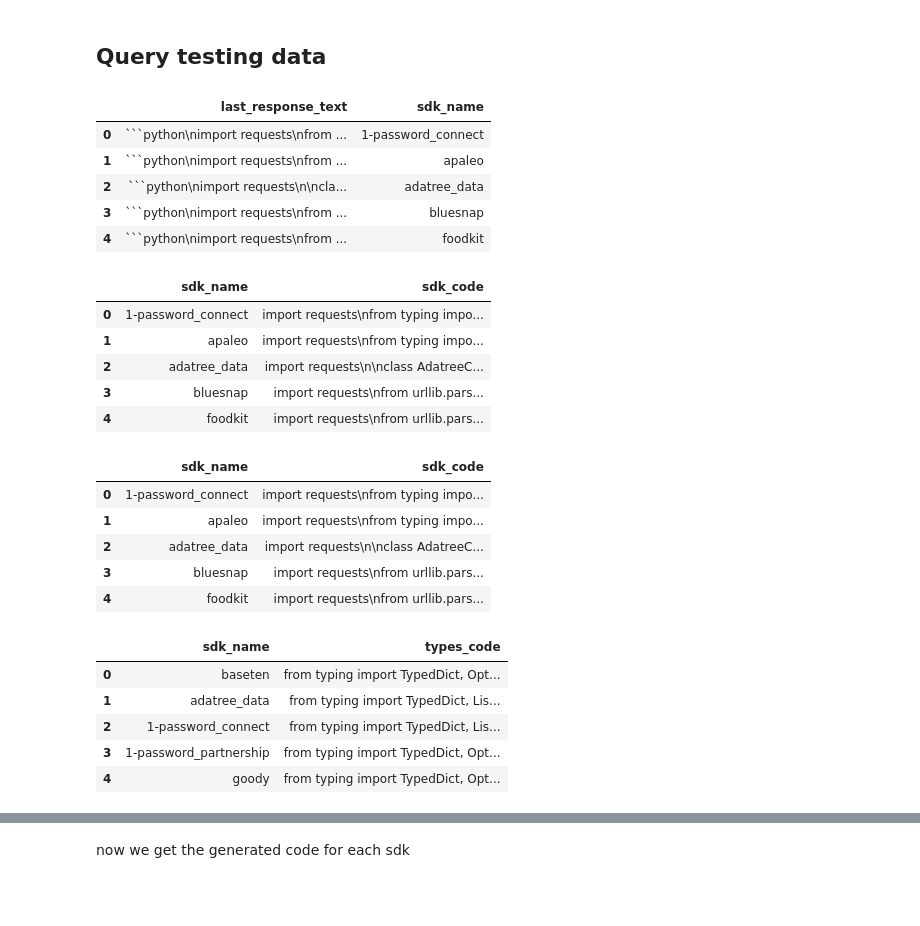
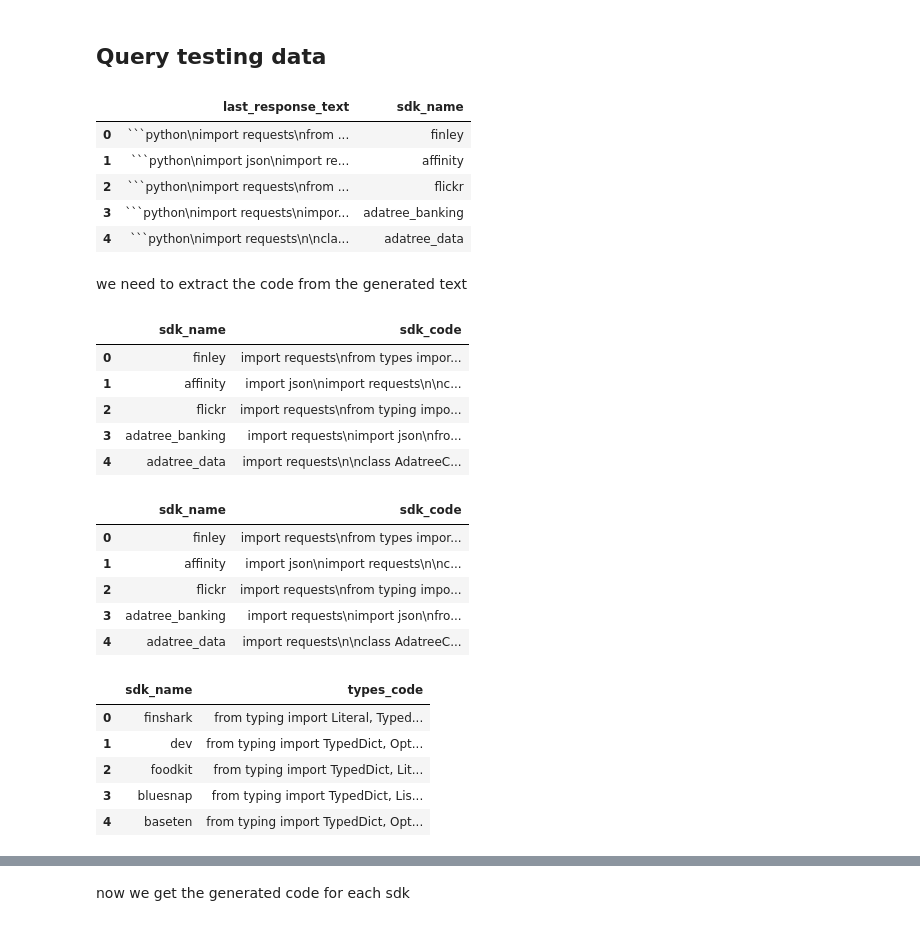
Before and after one commit to lolifmaster/sdk-generator, a Jupyter notebook: evaluation.ipynb, the cells around one changed output, grey strips where cells are left out. Drawn from its saved outputs; the diff is of its cells as text; code cells hidden in the pictures; blank space fills up the shorter version.

````diff
--- a/evaluation.ipynb
+++ b/evaluation.ipynb
@@ -55,50 +15,52 @@ test_data
 # %%
 sdk_code_test_data_pipeline = [
         {"$match": {"step": "final_code", "response.openai.status": "success"}},
         {"$sort": {"_id": 1}},  # Sort by _id to sort by insertion date (I accidentally added multiple final_code for some data)
         {"$group": {
             "_id": "$sdk_name",
             "last_response_text": {"$last": "$response.openai.generated_text"}
         }},
         {"$project": {
             "sdk_name": "$_id",
             "last_response_text": 1,
             "_id": 0
         }}
     ]
 
-data = list(db["train_data"].aggregate(sdk_code_test_data_pipeline))
+data = list(db["eval"].aggregate(sdk_code_test_data_pipeline))
 df_test_data = pd.DataFrame(data)
 df_test_data.head()
 # %% [output]
 |  | last_response_text | sdk_name |
-| 0 | ```python\nimport requests\nfrom ... | 1-password_connect |
-| 1 | ```python\nimport requests\nfrom ... | apaleo |
-| 2 | ```python\nimport requests\n\ncla... | adatree_data |
-| 3 | ```python\nimport requests\nfrom ... | bluesnap |
-| 4 | ```python\nimport requests\nfrom ... | foodkit |
+| 0 | ```python\nimport requests\nfrom ... | finley |
+| 1 | ```python\nimport json\nimport re... | affinity |
+| 2 | ```python\nimport requests\nfrom ... | flickr |
+| 3 | ```python\nimport requests\nimpor... | adatree_banking |
+| 4 | ```python\nimport requests\n\ncla... | adatree_data |
+# %% [markdown]
+we need to extract the code from the generated text
 # %%
 df_test_data['sdk_code'] = df_test_data['last_response_text'].apply(lambda x: get_code_from_model_response(x)[0])
 df_test_data = df_test_data.drop(columns=['last_response_text'])
 df_test_data.head()
 # %% [output]
 |  | sdk_name | sdk_code |
-| 0 | 1-password_connect | import requests\nfrom typing impo... |
-| 1 | apaleo | import requests\nfrom typing impo... |
-| 2 | adatree_data | import requests\n\nclass AdatreeC... |
-| 3 | bluesnap | import requests\nfrom urllib.pars... |
-| 4 | foodkit | import requests\nfrom urllib.pars... |
+| 0 | finley | import requests\nfrom types impor... |
+| 1 | affinity | import json\nimport requests\n\nc... |
+| 2 | flickr | import requests\nfrom typing impo... |
+| 3 | adatree_banking | import requests\nimport json\nfro... |
+| 4 | adatree_data | import requests\n\nclass AdatreeC... |
 # %%
 # remove rows with None
 df_test_data = df_test_data.dropna()
 df_test_data.head()
 # %% [output]
 |  | sdk_name | sdk_code |
-| 0 | 1-password_connect | import requests\nfrom typing impo... |
-| 1 | apaleo | import requests\nfrom typing impo... |
-| 2 | adatree_data | import requests\n\nclass AdatreeC... |
-| 3 | bluesnap | import requests\nfrom urllib.pars... |
-| 4 | foodkit | import requests\nfrom urllib.pars... |
+| 0 | finley | import requests\nfrom types impor... |
+| 1 | affinity | import json\nimport requests\n\nc... |
+| 2 | flickr | import requests\nfrom typing impo... |
+| 3 | adatree_banking | import requests\nimport json\nfro... |
+| 4 | adatree_data | import requests\n\nclass AdatreeC... |
 # %%
 types_code_test_data_pipeline = [
         {"$match": {"step": "types", "response.openai.status": "success"}},
@@ -114,18 +76,18 @@ types_code_test_data_pipeline = [
         }}
     ]
 
-data = list(db["train_data"].aggregate(types_code_test_data_pipeline))
+data = list(db["eval"].aggregate(types_code_test_data_pipeline))
 df_types = pd.DataFrame(data)
 df_types['types_code'] = df_types['last_response_text'].apply(lambda x: get_code_from_model_response(x)[0])
 df_types.drop(columns=['last_response_text'], inplace=True)
 df_types.head()
 # %% [output]
 |  | sdk_name | types_code |
-| 0 | baseten | from typing import TypedDict, Opt... |
-| 1 | adatree_data | from typing import TypedDict, Lis... |
-| 2 | 1-password_connect | from typing import TypedDict, Lis... |
-| 3 | 1-password_partnership | from typing import TypedDict, Opt... |
-| 4 | goody | from typing import TypedDict, Opt... |
+| 0 | finshark | from typing import Literal, Typed... |
+| 1 | dev | from typing import TypedDict, Opt... |
+| 2 | foodkit | from typing import TypedDict, Lit... |
+| 3 | bluesnap | from typing import TypedDict, Lis... |
+| 4 | baseten | from typing import TypedDict, Opt... |
 # %%
 # merge the two dataframes if sdk has no types set types_code to empty string
 df_test_data = df_test_data.merge(df_types, on='sdk_name', how='left')
````
Also changed, not shown: parts of 21 cells of this notebook, 5 other files.
